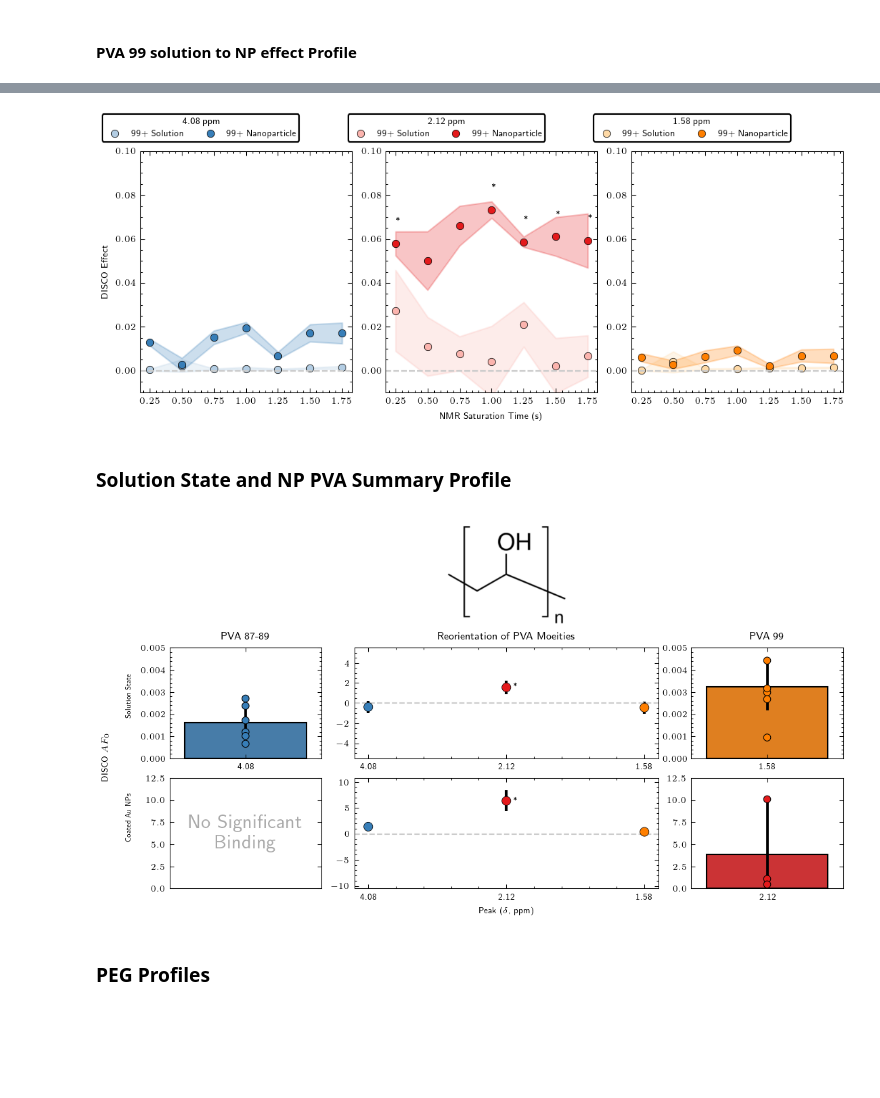
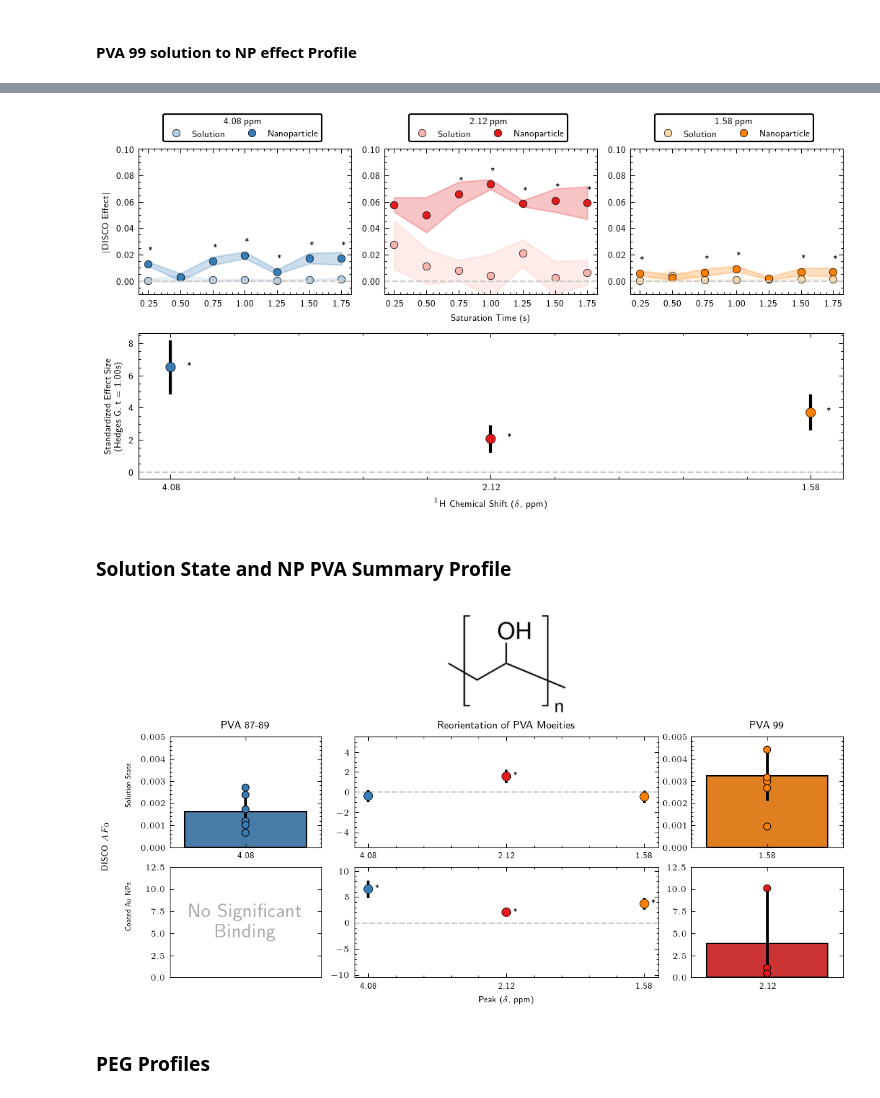
Before and after one commit to Frank-Gu-Lab/disco-np-paper, a Jupyter notebook: notebooks/polymer_profiles.ipynb, the cells around one changed output, grey strips where cells are left out. Cells and saved outputs as stored; diff of their text form; code cells hidden in the pictures; blank space fills up the shorter version.

```diff
--- a/notebooks/polymer_profiles.ipynb
+++ b/notebooks/polymer_profiles.ipynb
@@ -386,3 +383,7 @@ fig.savefig(output_filename, dpi=500, transparent=False)
 [figure]
 # %% [markdown]
 #### PVA 99 solution to NP effect Profile
+# %%
+print("PVA AuNP Results:")
+pva_np_effect_size_df = generate_disco_effect_mean_diff_df(high_PVA, high_PVA_NP)
+pva_np_subset_sattime_df = generate_subset_sattime_df(pva_np_effect_size_df, 1)
@@ -398,10 +417,11 @@ ppi_3_high_np = assemble_peak_buildup_df(high_PVA_NP, 3)
 mosaic = """
     ...
     EDC
+    QQQ
     ...
     """
 
-gs_kw = dict(height_ratios = [0.35,1.0, 0.5], width_ratios = [1,1,1])
+gs_kw = dict(height_ratios = [0.35,1.0,1.0, 0.5], width_ratios = [1,1,1])
 
 fig, axd = plt.subplot_mosaic(mosaic,
                               gridspec_kw=gs_kw, figsize=(7,5),
@@ -409,55 +429,67 @@ fig, axd = plt.subplot_mosaic(mosaic,
 
 pva_structure = plt.imread("../data/external/pva_repeatunit.png", format = "png")
 
-pva_names = ["99+ Solution", "99+ Nanoparticle"] # always ensure low to high order for correct labelling
+pva_names = ["Solution", "Nanoparticle"] # always ensure low to high order for correct labelling
 legend_title = "PVA Coating Effect"
 kwargs = {"labels":pva_names,
           "legend_title":legend_title,
           "dx":0.00,
           "dy":0.01,
           "ppm_colors": ppm_colors,
-          "change_significance":pva_effect_size_df,
+          "change_significance":pva_np_effect_size_df,
           "annot_color":"#000000"}
 
 
 # add overlaid buildup curve for just 1.58
 df_list = [ppi_3_high, ppi_3_high_np]
 add_overlaid_buildup_toax_customlabels(df_list, axd['C'], **kwargs, **{"custom_colors": buildup_colors3})
-axd['C'].legend(title = "1.58 ppm",bbox_to_anchor=(-0.2, 1.02, 0.01, .09), loc='lower left',
+axd['C'].legend(title = "1.58 ppm",bbox_to_anchor=(0.095, 1.02, 0.01, .09), loc='lower left',
                 ncol=2, mode=None, borderaxespad=0.5,
                 frameon=True, edgecolor='black',
                 framealpha=1)
 
 axd['C'].set_ylim((-0.01, 0.1))
+axd['C'].yaxis.set_major_formatter(mt.FormatStrFormatter('%1.2f'))
+axd['C'].xaxis.set_major_formatter(mt.FormatStrFormatter('%1.2f'))
 
 # add buildup curve subtraction just for 2.12 peak
 df_list = [ppi_2_high, ppi_2_high_np]
 add_overlaid_buildup_toax_customlabels(df_list, axd['D'], **kwargs, **{"custom_colors": buildup_colors4})
 # axd['E'].set_ylabel("Absolute DISCO Effect")
-axd['D'].legend(title="2.12 ppm", bbox_to_anchor=(-0.2, 1.02, 0.01, .09), loc='lower left',
+axd['D'].legend(title="2.12 ppm", bbox_to_anchor=(0.095, 1.02, 0.01, .09), loc='lower left',
                 ncol=2, mode=None, borderaxespad=0.5,
                 frameon=True, edgecolor='black',
                 framealpha=1)
 axd['D'].set_ylim((-0.01,0.1))
-axd['D'].set_xlabel ("NMR Saturation Time (s)")
+axd['D'].set_xlabel ("Saturation Time (s)")
+axd['D'].yaxis.set_major_formatter(mt.FormatStrFormatter('%1.2f'))
+axd['D'].xaxis.set_major_formatter(mt.FormatStrFormatter('%1.2f'))
 
 # add overlaid buildup curves for just 4.08
 df_list = [ppi_1_high, ppi_1_high_np]
 add_overlaid_buildup_toax_customlabels(df_list, axd['E'], **kwargs, **{"custom_colors": buildup_colors1})
 # axd['E'].legend(loc = "upper right")
-axd['E'].legend(title = "4.08 ppm", bbox_to_anchor=(-0.2, 1.02, 0.01, .09), loc='lower left',
+axd['E'].legend(title = "4.08 ppm", bbox_to_anchor=(0.095, 1.02, 0.01, .09), loc='lower left',
                 ncol=2, mode=None, borderaxespad=0.5,
                 frameon=True, edgecolor='black',
                 framealpha=1)
 axd['E'].set_ylim((-0.01, 0.1))
-axd['E'].set_ylabel("DISCO Effect")
+axd['E'].set_ylabel("$$|\mbox{DISCO Effect}|$$")
+axd['E'].yaxis.set_major_formatter(mt.FormatStrFormatter('%1.2f'))
+axd['E'].xaxis.set_major_formatter(mt.FormatStrFormatter('%1.2f'))
+
+add_difference_plot_transposed(df=pva_np_subset_sattime_df,ax=axd['Q'], dy=0.1, **{"custom_colors": ppm_colors})
+#axd["Q"].set_title("Change in PVA DISCO Effect from Solution State to Nanoparticle Coating")
+axd["Q"].set_ylabel("Standardized Effect Size \n(Hedges G, t = 1.00s)")
+axd["Q"].set_xlabel("$^1$H Chemical Shift ($\delta$, ppm)")
+axd['Q'].yaxis.set_major_formatter(mt.FormatStrFormatter('%1.f'))
 
 output_filename = f"{output_directory}/PVA_99_to_NP_changefigure_transposed.png"
 fig.patch.set_facecolor('white')
 plt.tight_layout(pad = 0.5)
 fig.savefig(output_filename, dpi=500, transparent=False)
 # %% [output]
-[figure, old version]
+[figure, new version]
 # %% [markdown]
 ### Solution State and NP PVA Summary Profile
 # %%
@@ -537,7 +569,7 @@ fig.patch.set_facecolor('white')
 plt.tight_layout(pad=0.5)
 fig.savefig(output_filename, dpi=500, transparent=False)
 # %% [output]
-[figure, old version]
+[figure, new version]
 # %% [markdown]
 ### PEG Profiles
 # %%
```
Also changed, not shown: parts of 7 cells of this notebook, 7 other files.
